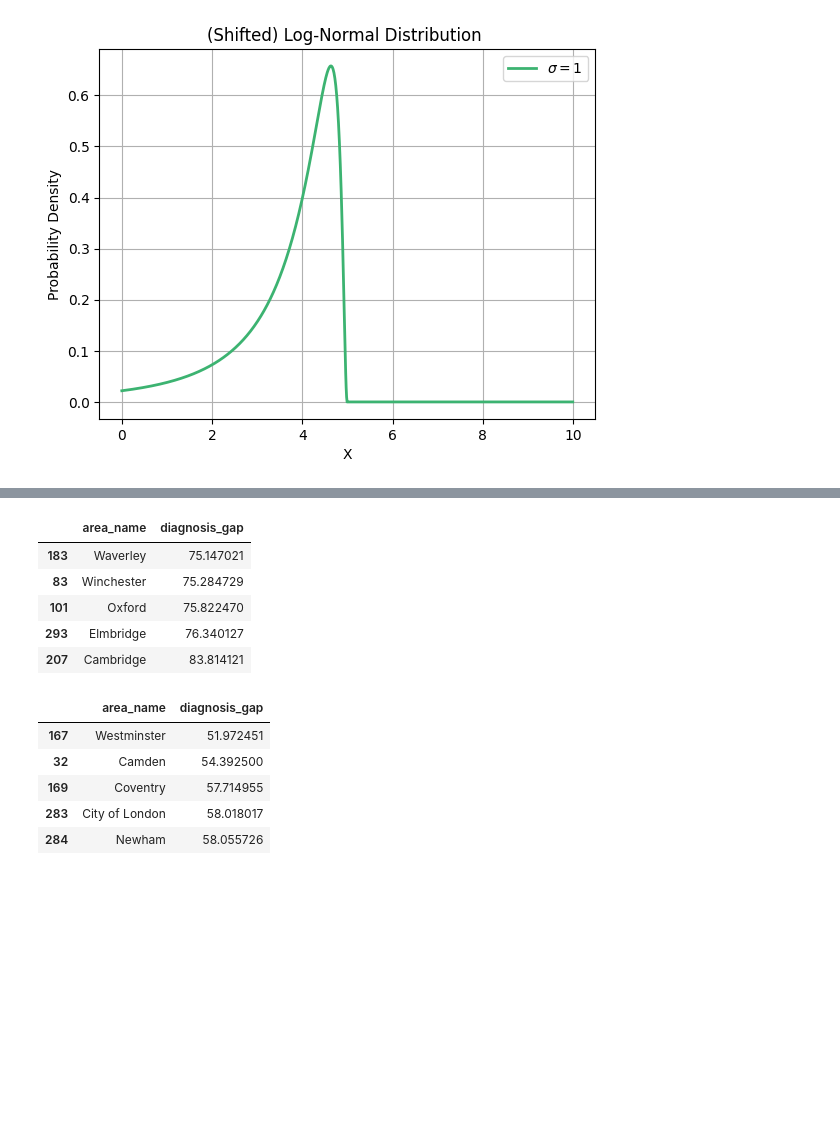
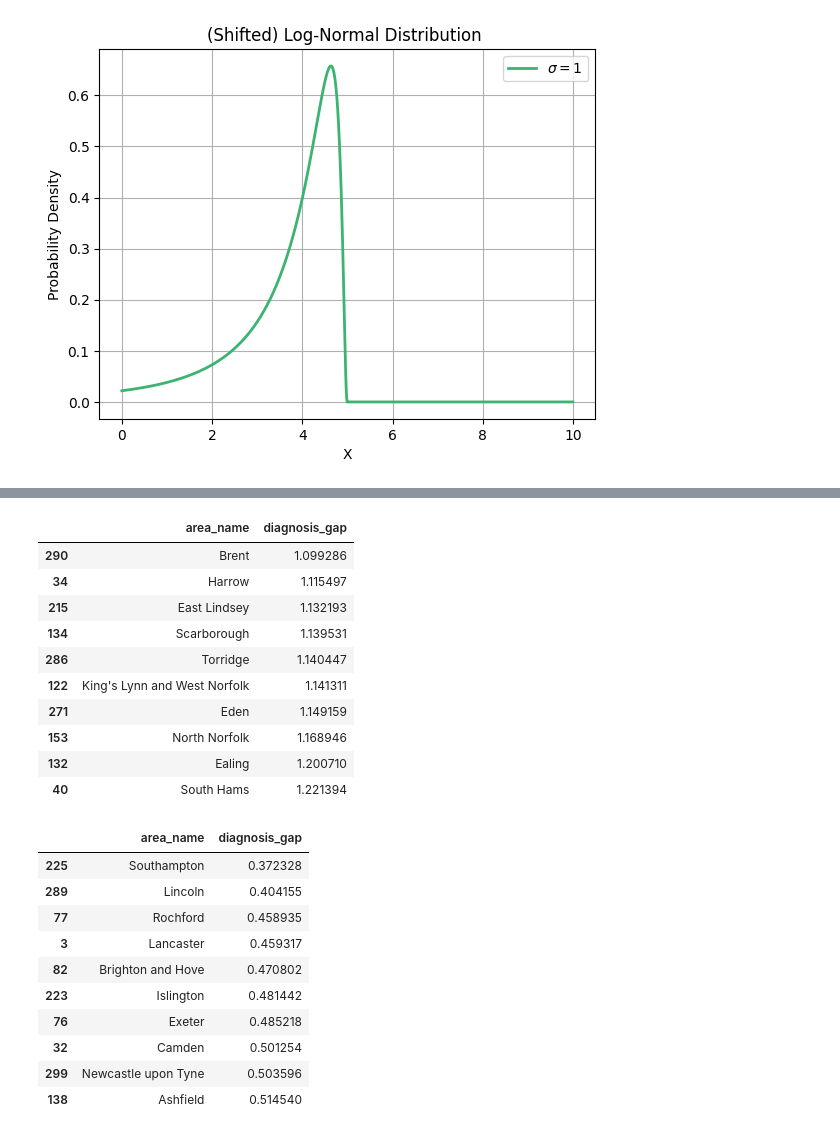
Before and after one commit to Bea-Taylor/DifDem_inequalities, a Jupyter notebook: nbs/core/05c_optimise_function.ipynb, the cells around one changed output, grey strips where cells are left out. Cells and saved outputs as stored; diff of their text form; code cells hidden in the pictures; blank space fills up the shorter version.

```diff
--- a/nbs/core/05c_optimise_function.ipynb
+++ b/nbs/core/05c_optimise_function.ipynb
@@ -33,8 +34,8 @@ df_dem_plus.head()
 covar = ['over_65_pc', 'female_pc', 'ALevel_plus_pc', 'white_pc', 'HYP_afflicted_pc', 'DM_afflicted_pc', 'STIA_afflicted_pc']
 
 # Input data
-x = - df_dem_plus[covar].values.reshape(-1,7)
+x = np.array(df_dem_plus[covar].values.reshape(-1,7))
 
 # Outcome data
-y = df_dem_plus['DEM_afflicted_pc'].values.reshape(-1,1)
+y = np.array(df_dem_plus['DEM_afflicted_pc'].values.reshape(-1,1))
 # %%
@@ -173,10 +198,12 @@ plt.show()
 # %% [output]
 [figure]
 # %%
-n_features = 7
+#n_features = 7
 
-np.random.seed(27)
-x0 = np.concatenate([np.random.normal(size=n_features+1), [0, 0.25]])
+#np.random.seed(27)
+#x0 = np.concatenate([np.random.normal(size=n_features+1), [0, 0.25]])
+
+params_0 = np.array([0.25, 0.1, 0.004, -0.004, -0.003, 0.0157, -0.0138, 0.108, 0.0, 0.25])
 # %%
 # Gradient of the function
 grad_loglike = grad(neg_loglike)
@@ -208,8 +235,10 @@ result
 # derivates of neg_loglike
 jacobian_  = jacobian(neg_loglike)
 
-result = minimize(neg_loglike, x0, method = 'BFGS', \
-               options={'disp': False}, jac = jacobian_)
+#result = minimize(neg_loglike, params_0, method = 'BFGS', \
+#               options={'disp': False}, jac = jacobian_)
+
+result = minimize(neg_loglike, params_0, jac = jacobian_)
 
 result
 # %% [output]
@@ -295,6 +324,6 @@ plt.show()
 # %%
-y_pred = np.dot(x, MAP_beta) + MAP_intercept
-diagnosis_gap = y - y_pred.squeeze()
+y_pred = np.dot(x, MAP_beta.T) + MAP_intercept
+diagnosis_gap = y_pred.squeeze() - y.squeeze()
 
 # update the dataframe
 df_dem_plus['diagnosis_gap']=diagnosis_gap
@@ -323,20 +350,30 @@ array([-64.12353775, -74.24463666, -69.81662469, -67.47162206,
 # %%
-worst_5_resid = np.argsort(diagnosis_gap)[-5:]
-df_dem_plus.iloc[worst_5_resid, :][['area_name', 'diagnosis_gap']]
+most_bad_lads = np.argsort(diagnosis_gap)[-10:]
+df_dem_plus.iloc[most_bad_lads, :][['area_name', 'diagnosis_gap']]
 # %% [output]
 |  | area_name | diagnosis_gap |
-| 183 | Waverley | 75.147021 |
-| 83 | Winchester | 75.284729 |
-| 101 | Oxford | 75.822470 |
-| 293 | Elmbridge | 76.340127 |
-| 207 | Cambridge | 83.814121 |
+| 290 | Brent | 1.099286 |
+| 34 | Harrow | 1.115497 |
+| 215 | East Lindsey | 1.132193 |
+| 134 | Scarborough | 1.139531 |
+| 286 | Torridge | 1.140447 |
+| 122 | King's Lynn and West Norfolk | 1.141311 |
+| 271 | Eden | 1.149159 |
+| 153 | North Norfolk | 1.168946 |
+| 132 | Ealing | 1.200710 |
+| 40 | South Hams | 1.221394 |
 # %%
-worst_5_resid = np.argsort(diagnosis_gap)[:5]
-df_dem_plus.iloc[worst_5_resid, :][['area_name', 'diagnosis_gap']]
+least_bad_lads = np.argsort(diagnosis_gap)[:10]
+df_dem_plus.iloc[least_bad_lads, :][['area_name', 'diagnosis_gap']]
 # %% [output]
 |  | area_name | diagnosis_gap |
-| 167 | Westminster | 51.972451 |
-| 32 | Camden | 54.392500 |
-| 169 | Coventry | 57.714955 |
-| 283 | City of London | 58.018017 |
-| 284 | Newham | 58.055726 |
+| 225 | Southampton | 0.372328 |
+| 289 | Lincoln | 0.404155 |
+| 77 | Rochford | 0.458935 |
+| 3 | Lancaster | 0.459317 |
+| 82 | Brighton and Hove | 0.470802 |
+| 223 | Islington | 0.481442 |
+| 76 | Exeter | 0.485218 |
+| 32 | Camden | 0.501254 |
+| 299 | Newcastle upon Tyne | 0.503596 |
+| 138 | Ashfield | 0.514540 |
```
Also changed, not shown: parts of 11 cells of this notebook.
